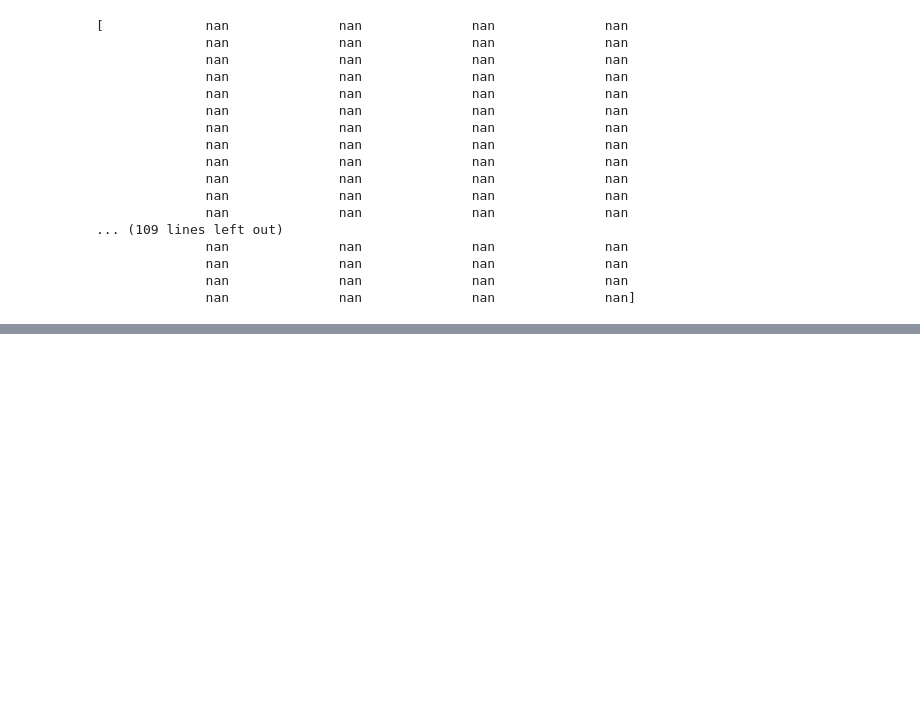
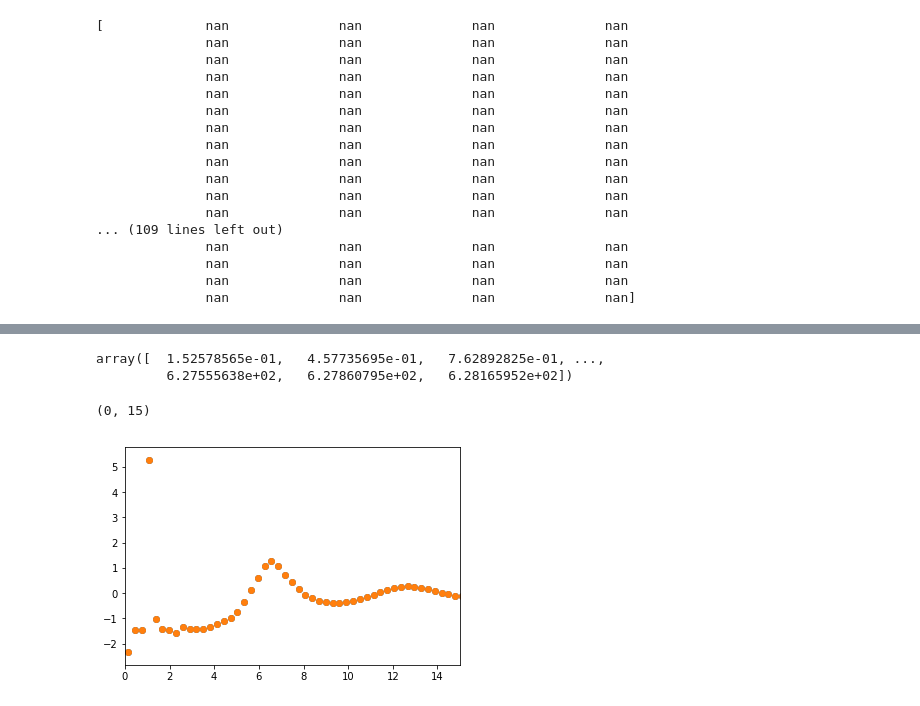
Before and after one commit to truskett-group-ut/relative_entropy_optimizer, a Jupyter notebook: relative_entropy_dev_notebook.ipynb, the cells around one changed output, grey strips where cells are left out. Cells and saved outputs as stored; diff of their text form; code cells hidden in the pictures; blank space fills up the shorter version.

Commit message:
updating relative entropy to work in k-space

```diff
--- a/relative_entropy_dev_notebook.ipynb
+++ b/relative_entropy_dev_notebook.ipynb
@@ -1083,0 +1218,8 @@ print urs[:500]
+# %%
+r = relative_entropy_update.r[1:]
+gr = relative_entropy_update.gr[1:]
+n = arange(1, len(r) + 1, 1)
+dr = r[1] - r[0]
+r_max = r[-1]
+k = pi*(n - 0.5)/r_max
+N = len(n)
@@ -1083,0 +1236,15 @@ print urs[:500]
+# %%
+k
+# %% [output]
+array([  1.52578565e-01,   4.57735695e-01,   7.62892825e-01, ...,
+         6.27555638e+02,   6.27860795e+02,   6.28165952e+02])
+# %%
+ft = dst(n*(gr-1.0), type=3)
+# %%
+hk = (4.0*pi*ft/k)*(r_max**2.0)/((float(N))**2.0)/2.0
+# %%
+hk_brute = []
+
+for k_ in k:
+    f = 4.0*pi*r*r*sin(k_*r)/(k_*r)*(gr-1.0)
+    hk_brute.append(trapz(f, r))
@@ -1083,0 +1254,8 @@ print urs[:500]
+# %%
+plt.scatter(k, hk)
+plt.scatter(k, hk_brute)
+plt.xlim(0, 15)
+#plt.ylim(-50, 200)
+# %% [output]
+(0, 15)
+[figure, added]
```
Also changed, not shown: parts of 29 cells of this notebook, 1 other file.
